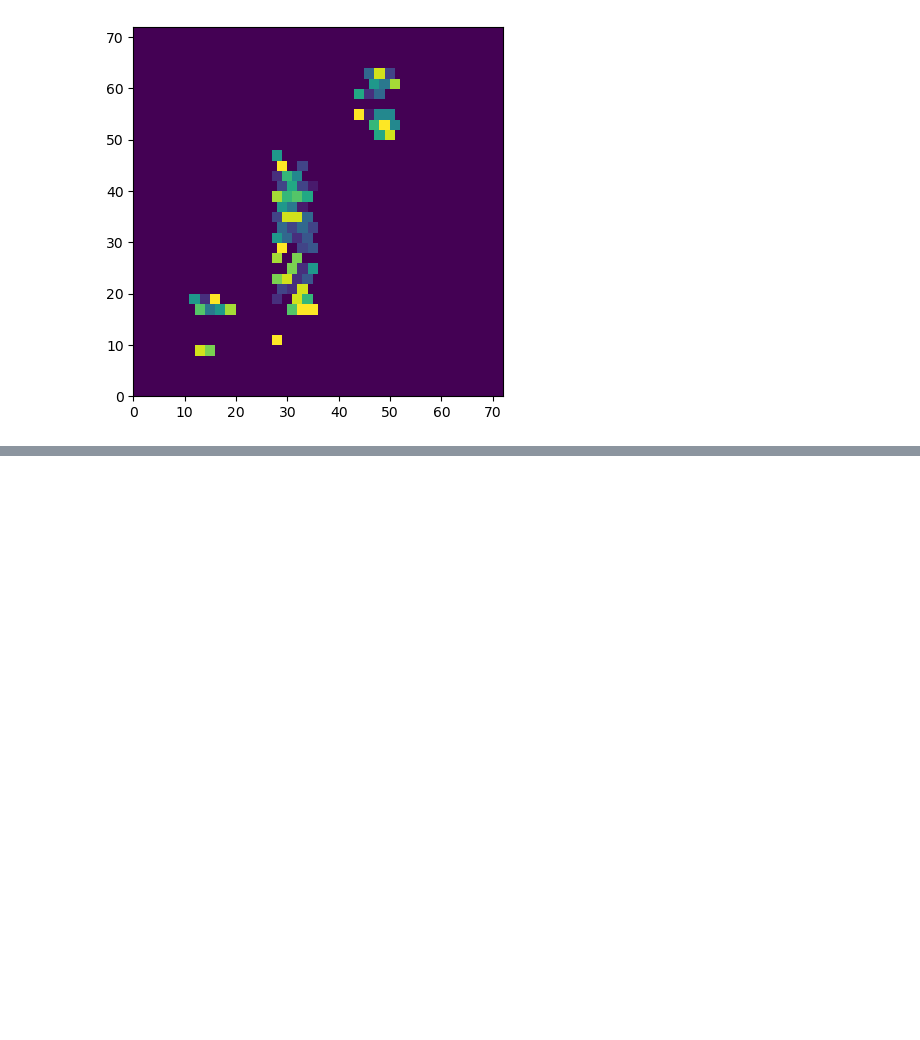
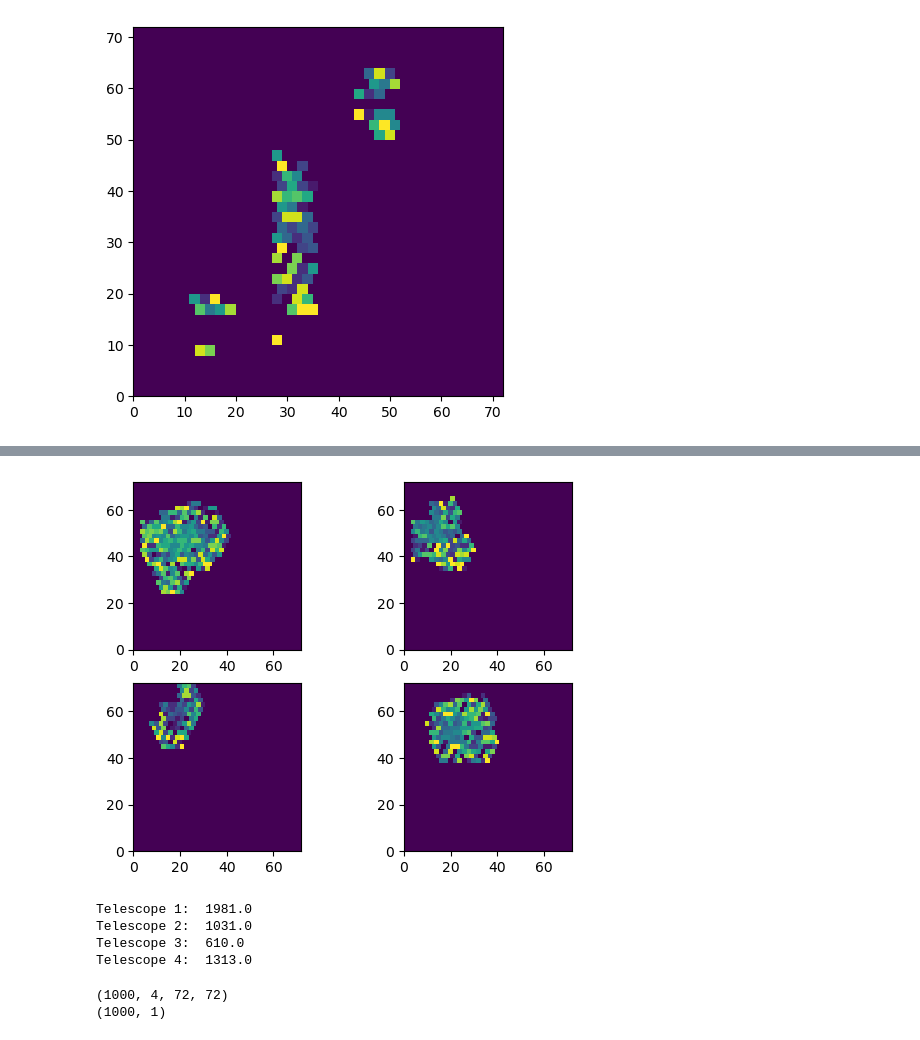
Before and after one commit to hanneswarnhofer/ECAP_HiWi_WorkingDirectory, a Jupyter notebook: TestNotebook.ipynb, the cells around one changed output, grey strips where cells are left out. Saved outputs shown, nothing was run; the diff lists cells and outputs as text; code cells hidden in the pictures; blank space fills up the shorter version.

```diff
--- a/TestNotebook.ipynb
+++ b/TestNotebook.ipynb
@@ -771,0 +895,20 @@ HESS-I: Default
+# %%
+
+hex_cams = ['HESS-I']
+camera_types = hex_cams
+hex_methods = ['axial_addressing']
+#hex_methods = ['oversampling']
+#Load the image mappers
+mappers = {}
+print("Start Initializing Mappers...")
+print(os.system("pwd"))
+current_directory = os.getcwd()
+print(current_directory)
+print("Initialization time (total for all telescopes):")
+for method in hex_methods:
+    print(method)
+    mapping_method = {cam: method for cam in hex_cams}
+    mappers[method] = ImageMapper(mapping_method=mapping_method,camera_types=["HESS-I"])
+print("... Finished Initializing Mappers")
+
+default_mapper = ImageMapper(camera_types=['HESS-I'])
@@ -771,0 +973,18 @@ HESS-I: Default
+# %%
+import matplotlib.pyplot as plt
+def plot_image2(image_1,image_2,image_3,image_4,image_nr):
+    fig, ax = plt.subplots(2,2)
+    ax[0,0].set_aspect(1)
+    ax[0,0].pcolor(image_1[image_nr][:,:,0], cmap='viridis')
+    ax[0,1].set_aspect(1)
+    ax[0,1].pcolor(image_2[image_nr][:,:,0], cmap='viridis')
+    ax[1,0].set_aspect(1)
+    ax[1,0].pcolor(image_3[image_nr][:,:,0], cmap='viridis')
+    ax[1,1].set_aspect(1)
+    ax[1,1].pcolor(image_4[image_nr][:,:,0], cmap='viridis')
+    plt.show()
+
+    print("Telescope 1: ",np.sum(image_1[image_nr][:,:,0]))
+    print("Telescope 2: ",np.sum(image_2[image_nr][:,:,0]))
+    print("Telescope 3: ",np.sum(image_3[image_nr][:,:,0]))
+    print("Telescope 4: ",np.sum(image_4[image_nr][:,:,0]))
@@ -771,0 +996,22 @@ HESS-I: Default
+# %%
+ev_nr = 200
+
+plot_image2(mapped_images_1,mapped_images_2,mapped_images_3,mapped_images_4,ev_nr)
+#plot_image2(mapped_images[0],mapped_images[1],mapped_images[2],mapped_images[3],ev_nr)
+# %% [output]
+[figure, added]
+Telescope 1:  1981.0
+Telescope 2:  1031.0
+Telescope 3:  610.0
+Telescope 4:  1313.0
+# %%
+# Reshape the final array, so it is present in the same way as MoDAII data
+mapped_images = np.transpose(mapped_images, (1, 0, 2, 3, 4))
+mapped_images = np.squeeze(mapped_images, axis=-1)
+mapped_labels = mapped_labels[:,np.newaxis]
+
+print(np.shape(mapped_images))
+print(np.shape(mapped_labels))
+# %% [output]
+(1000, 4, 72, 72)
+(1000, 1)
```
Also changed, not shown: parts of 38 cells of this notebook, 9 other files.
